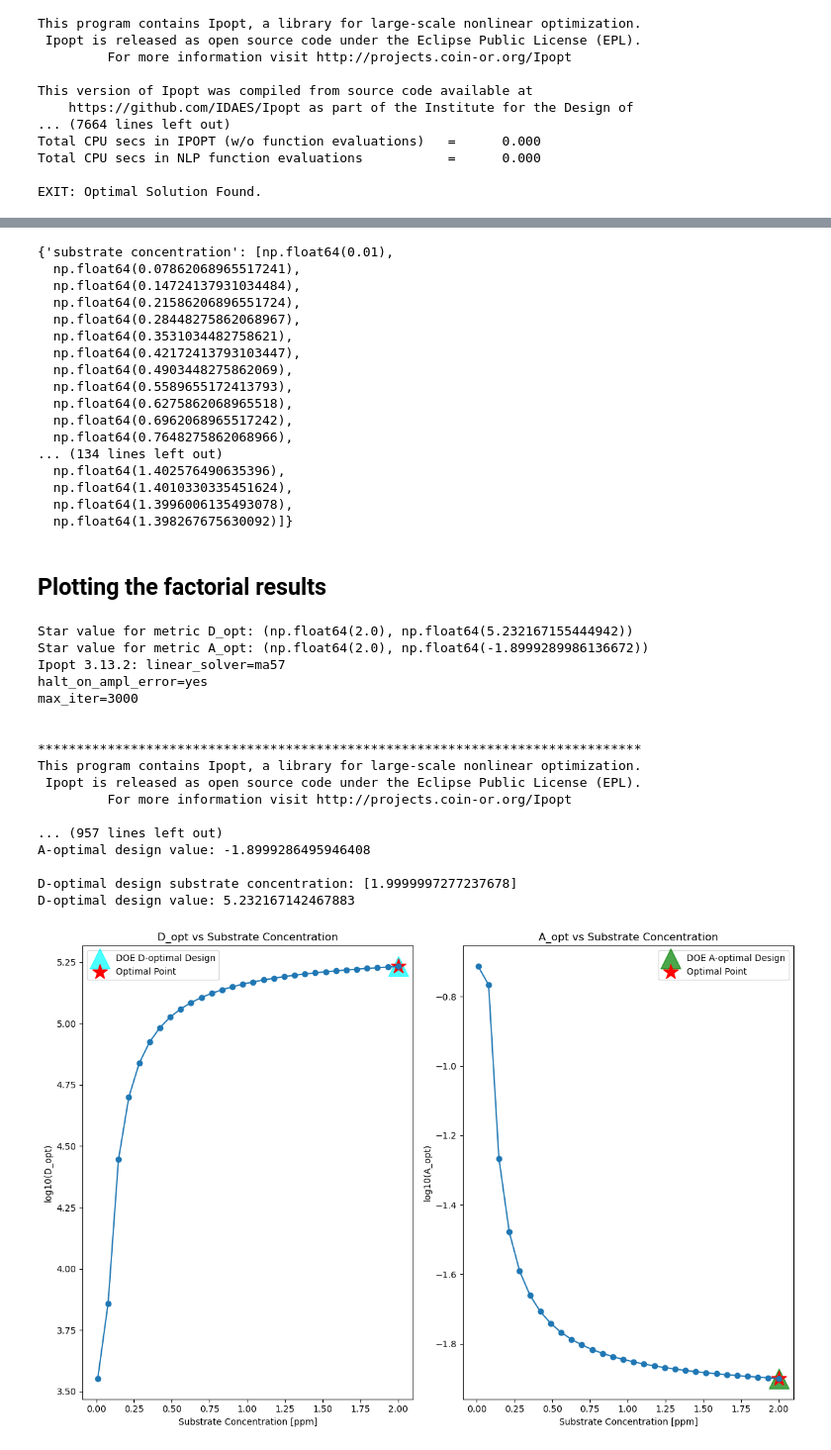
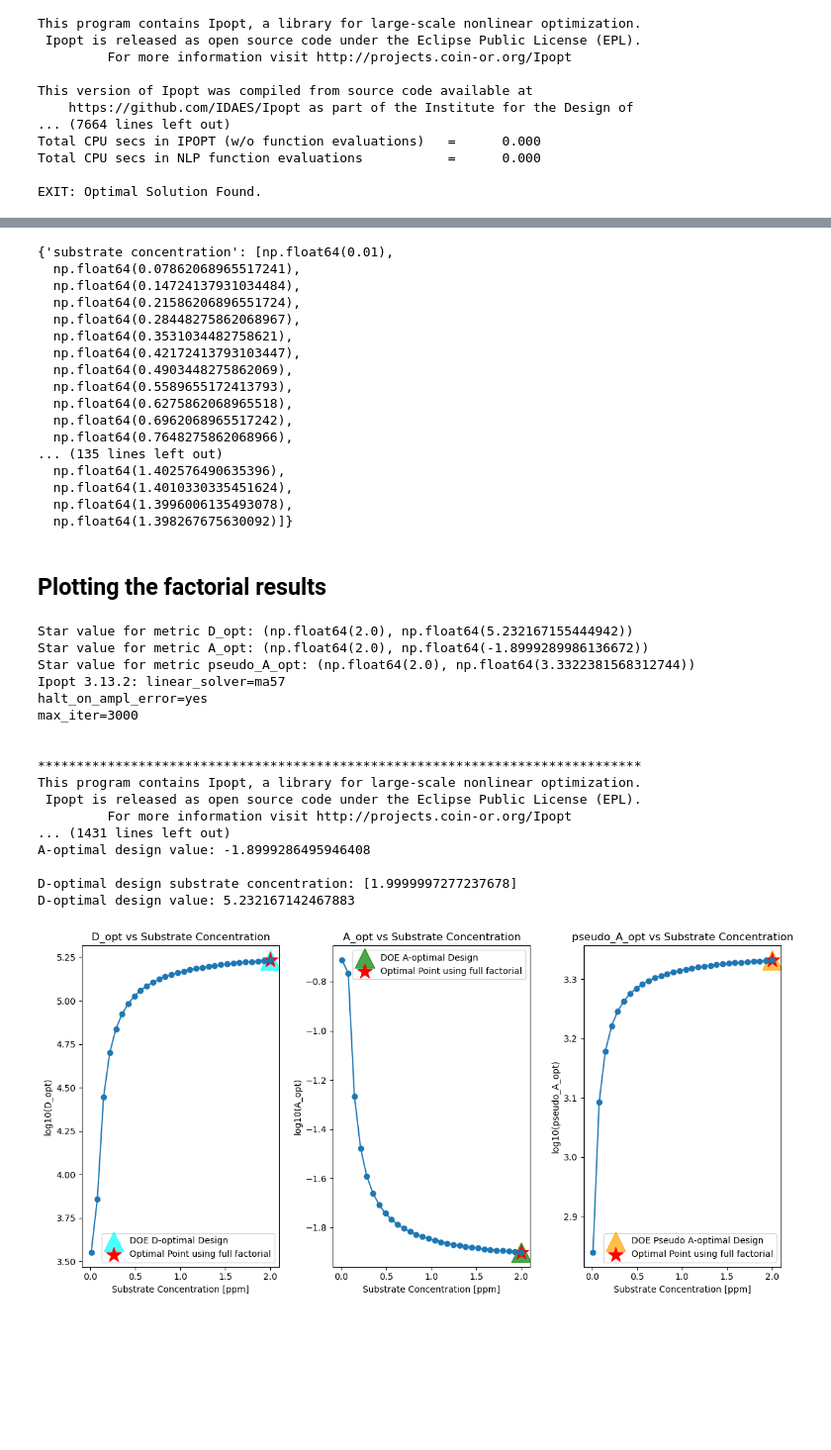
Before and after one commit to smondal13/DOE-Examples, a Jupyter notebook: Examples/Michaelis_Menten_Puromycin_Example_full_doe.ipynb, the cells around one changed output, grey strips where cells are left out. Shown: that part at 99% size. Drawn from its saved outputs; the diff is of its cells as text; code cells hidden in the pictures; blank space fills up the shorter version.

Commit message:
Add pseudo-A-optimality plot

```diff
--- a/Examples/Michaelis_Menten_Puromycin_Example_full_doe.ipynb
+++ b/Examples/Michaelis_Menten_Puromycin_Example_full_doe.ipynb
@@ -332,9 +332,10 @@ def compute_fim_metric(FIM, FIM_prior=None):
     FIM = FIM if FIM_prior is None else FIM + FIM_prior
     D_opt = np.log10(np.linalg.det(FIM))
     A_opt = np.log10(np.trace(np.linalg.inv(FIM)))
+    pseudo_A_opt = np.log10(np.trace(FIM))
     E_opt = np.log10(np.min(np.linalg.eigvals(FIM)))
     ME_opt = np.log10(np.linalg.cond(FIM))
-    return D_opt, A_opt, E_opt, ME_opt
+    return D_opt, A_opt, pseudo_A_opt, E_opt, ME_opt
 # %%
 FIM = run_reactor_doe(data, n_exp, theta_initial)
 cov_doe = np.linalg.inv(FIM)
@@ -380,6 +381,7 @@ FIM_metric = {
     "substrate concentration": [],
     "D_opt": [],
     "A_opt": [],
+    "pseudo_A_opt": [],
     "E_opt": [],
     "ME_opt": [],
 }
@@ -393,10 +395,10 @@ for subs_c in factorial_design:
     FIM_metric["substrate concentration"].append(subs_c)
 
     # compute FIM metric
-    D_opt, A_opt, E_opt, ME_opt = compute_fim_metric(FIM=FIM_ff, FIM_prior=FIM)
+    D_opt, A_opt, pseudo_A_opt, E_opt, ME_opt = compute_fim_metric(FIM=FIM_ff, FIM_prior=FIM)
     FIM_metric["D_opt"].append(D_opt)
     FIM_metric["A_opt"].append(A_opt)
-    FIM_metric["E_opt"].append(E_opt)
+    FIM_metric["pseudo_A_opt"].append(pseudo_A_opt)
     FIM_metric["ME_opt"].append(ME_opt)
 # %% [output]
 Ipopt 3.13.2: linear_solver=ma57
@@ -431,7 +453,7 @@ FIM_metric
   np.float64(0.6275862068965518),
   np.float64(0.6962068965517242),
   np.float64(0.7648275862068966),
-... (134 lines left out)
+... (135 lines left out)
   np.float64(1.402576490635396),
   np.float64(1.4010330335451624),
   np.float64(1.3996006135493078),
@@ -439,12 +461,13 @@ FIM_metric
 # %% [markdown]
 ## Plotting the factorial results
 # %%
-fig, axes = plt.subplots(1, 2, figsize=(12, 8))
-metrics_name = ["D_opt", "A_opt"]
+fig, axes = plt.subplots(1, 3, figsize=(12, 6))
+metrics_name = ["D_opt", "A_opt", "pseudo_A_opt"]
 subs_conc_array = np.array(FIM_metric["substrate concentration"])
 star_values = [
     (subs_conc_array[np.argmax(FIM_metric["D_opt"])], np.max(FIM_metric["D_opt"])),
     (subs_conc_array[np.argmin(FIM_metric["A_opt"])], np.min(FIM_metric["A_opt"])),
+    (subs_conc_array[np.argmax(FIM_metric["pseudo_A_opt"])], np.max(FIM_metric["pseudo_A_opt"])),
     # (subs_conc_array[np.argmax(FIM_metric["E_opt"])], np.max(FIM_metric["E_opt"])),
     # (subs_conc_array[np.argmin(FIM_metric["ME_opt"])], np.min(FIM_metric["ME_opt"])),
 ]
@@ -472,6 +495,22 @@ doe_obj_a.run_doe()
 A_optimal_conc = doe_obj_a.results['Experiment Design']
 
 A_optimal_value = doe_obj_a.results['log10 A-opt']
+
+doe_obj_pseudo_a = DesignOfExperiments(
+    experiment,
+    step=0.01,
+    scale_nominal_param_value=scale_nominal_param_value,
+    objective_option="pseudo_trace",
+    prior_FIM=FIM,
+    tee=True,
+)
+
+doe_obj_pseudo_a.run_doe()
+pseudo_A_optimal_conc = doe_obj_pseudo_a.results['Experiment Design']
+
+pseudo_A_optimal_value = doe_obj_pseudo_a.results['log10 pseudo A-opt']
+print("\nPseudo A-optimal design substrate concentration:", pseudo_A_optimal_conc)
+print("Pseudo A-optimal design value:", pseudo_A_optimal_value)
 
 doe_obj_d = DesignOfExperiments(
     experiment,
@@ -504,6 +543,16 @@ for i, metric in enumerate(metrics_name):
             alpha=0.7,
             label='DOE A-optimal Design',
         )
+    elif metric == "pseudo_A_opt":
+        ax.scatter(
+            x=pseudo_A_optimal_conc,
+            y=pseudo_A_optimal_value,
+            color='orange',
+            marker='^',
+            s=500,
+            alpha=0.7,
+            label='DOE Pseudo A-optimal Design',
+        )
     elif metric == "D_opt":
         ax.scatter(
             x=D_optimal_conc,
@@ -516,34 +565,34 @@ for i, metric in enumerate(metrics_name):
         )
     ax.scatter(
         star_values[i][0],
         star_values[i][1],
         color='red',
         marker='*',
         s=300,
-        label='Optimal Point',
+        label='Optimal Point using full factorial',
     )
 
     ax.set_title(f"{metric} vs Substrate Concentration")
     ax.set_xlabel("Substrate Concentration [ppm]")
     ax.set_ylabel(f"log10({metric})")
     ax.legend()
 plt.tight_layout()
 # %% [output]
 Star value for metric D_opt: (np.float64(2.0), np.float64(5.232167155444942))
 Star value for metric A_opt: (np.float64(2.0), np.float64(-1.8999289986136672))
+Star value for metric pseudo_A_opt: (np.float64(2.0), np.float64(3.3322381568312744))
 Ipopt 3.13.2: linear_solver=ma57
 halt_on_ampl_error=yes
 max_iter=3000
 
 
 ******************************************************************************
 This program contains Ipopt, a library for large-scale nonlinear optimization.
  Ipopt is released as open source code under the Eclipse Public License (EPL).
          For more information visit http://projects.coin-or.org/Ipopt
-
-... (957 lines left out)
+... (1431 lines left out)
 A-optimal design value: -1.8999286495946408
 
 D-optimal design substrate concentration: [1.9999997277237678]
 D-optimal design value: 5.232167142467883
-[figure, old version]
+[figure, new version]
```
Also changed, not shown: parts of 4 cells of this notebook.
